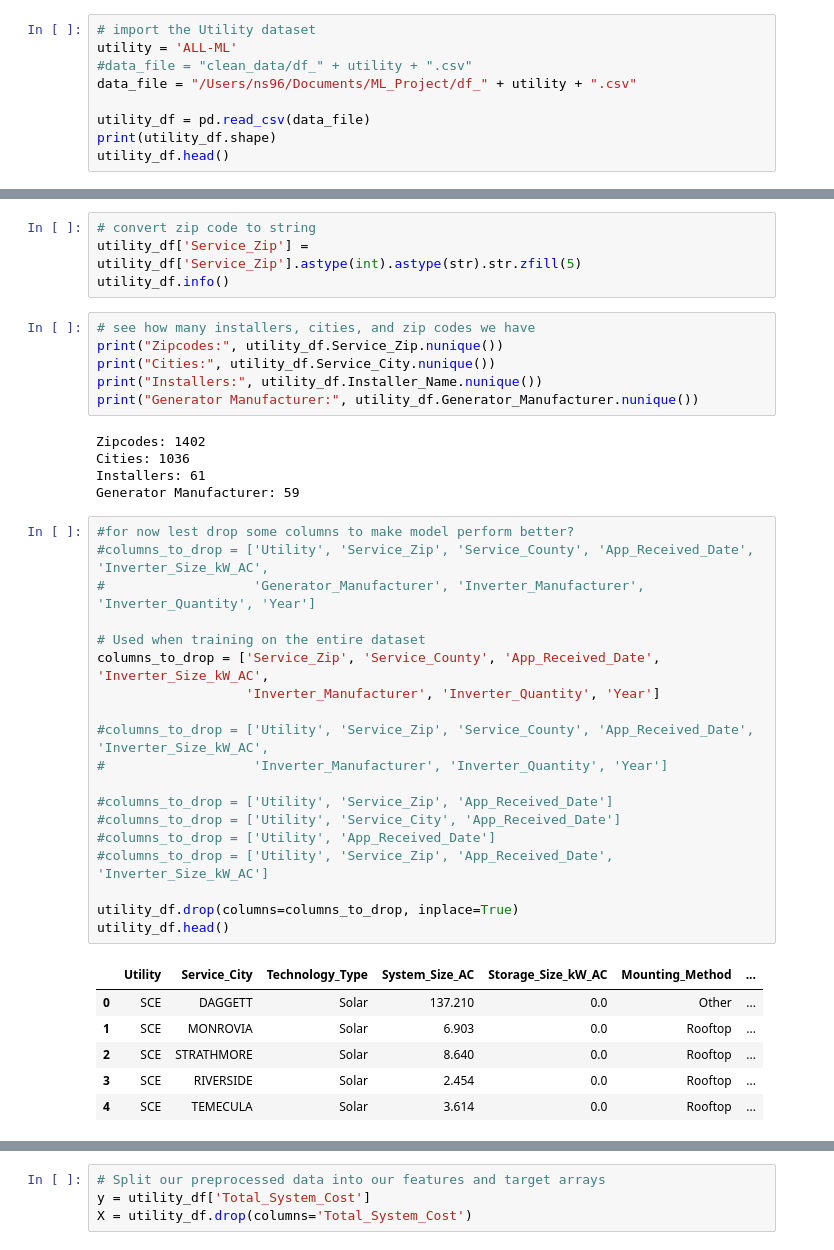
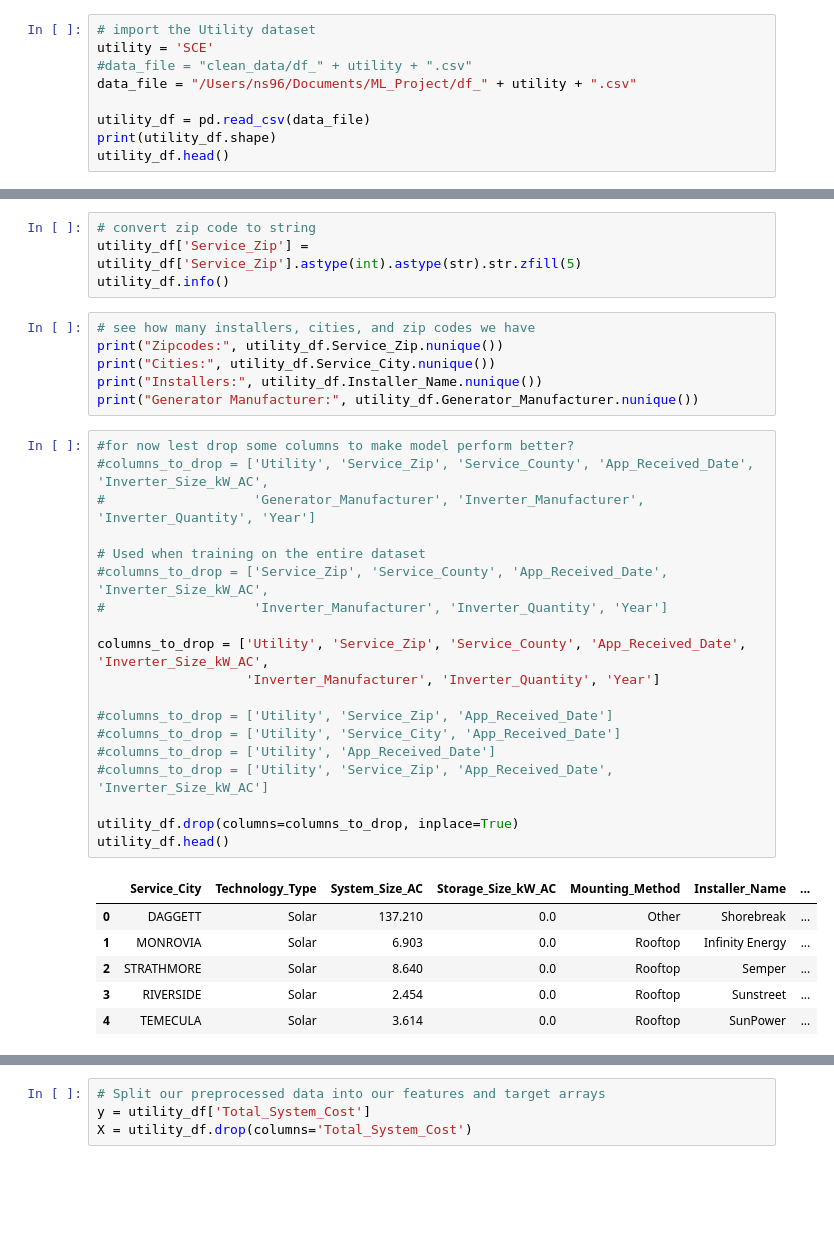
Before and after one commit to ns96/ML_Project, a Jupyter notebook: ml_nstevens.ipynb, the cells around one changed output, grey strips where cells are left out. Saved outputs shown, nothing was run; the diff lists cells and outputs as text; blank space fills up the shorter version.

```diff
--- a/ml_nstevens.ipynb
+++ b/ml_nstevens.ipynb
@@ -28,7 +28,7 @@ hw = tf.config.get_visible_devices()
 tf.config.set_visible_devices(hw[0])
 # %%
 # import the Utility dataset
-utility = 'ALL-ML'
+utility = 'SCE'
 #data_file = "clean_data/df_" + utility + ".csv"
 data_file = "/Users/ns96/Documents/ML_Project/df_" + utility + ".csv"
 
@@ -79,37 +79,32 @@ print("Zipcodes:", utility_df.Service_Zip.nunique())
 print("Cities:", utility_df.Service_City.nunique())
 print("Installers:", utility_df.Installer_Name.nunique())
 print("Generator Manufacturer:", utility_df.Generator_Manufacturer.nunique())
-# %% [output]
-Zipcodes: 1402
-Cities: 1036
-Installers: 61
-Generator Manufacturer: 59
 # %%
 #for now lest drop some columns to make model perform better?
 #columns_to_drop = ['Utility', 'Service_Zip', 'Service_County', 'App_Received_Date', 'Inverter_Size_kW_AC',
 #                   'Generator_Manufacturer', 'Inverter_Manufacturer', 'Inverter_Quantity', 'Year']
 
 # Used when training on the entire dataset
-columns_to_drop = ['Service_Zip', 'Service_County', 'App_Received_Date', 'Inverter_Size_kW_AC',
+#columns_to_drop = ['Service_Zip', 'Service_County', 'App_Received_Date', 'Inverter_Size_kW_AC',
+#                   'Inverter_Manufacturer', 'Inverter_Quantity', 'Year']
+
+columns_to_drop = ['Utility', 'Service_Zip', 'Service_County', 'App_Received_Date', 'Inverter_Size_kW_AC',
                    'Inverter_Manufacturer', 'Inverter_Quantity', 'Year']
-
-#columns_to_drop = ['Utility', 'Service_Zip', 'Service_County', 'App_Received_Date', 'Inverter_Size_kW_AC',
-#                   'Inverter_Manufacturer', 'Inverter_Quantity', 'Year']
 
 #columns_to_drop = ['Utility', 'Service_Zip', 'App_Received_Date']
 #columns_to_drop = ['Utility', 'Service_City', 'App_Received_Date']
 #columns_to_drop = ['Utility', 'App_Received_Date']
 #columns_to_drop = ['Utility', 'Service_Zip', 'App_Received_Date', 'Inverter_Size_kW_AC']
 
 utility_df.drop(columns=columns_to_drop, inplace=True)
 utility_df.head()
 # %% [output]
-|  | Utility | Service_City | Technology_Type | System_Size_AC | Storage_Size_kW_AC | Mounting_Method | ... |
-| 0 | SCE | DAGGETT | Solar | 137.210 | 0.0 | Other | ... |
-| 1 | SCE | MONROVIA | Solar | 6.903 | 0.0 | Rooftop | ... |
-| 2 | SCE | STRATHMORE | Solar | 8.640 | 0.0 | Rooftop | ... |
-| 3 | SCE | RIVERSIDE | Solar | 2.454 | 0.0 | Rooftop | ... |
-| 4 | SCE | TEMECULA | Solar | 3.614 | 0.0 | Rooftop | ... |
+|  | Service_City | Technology_Type | System_Size_AC | Storage_Size_kW_AC | Mounting_Method | Installer_Name | ... |
+| 0 | DAGGETT | Solar | 137.210 | 0.0 | Other | Shorebreak | ... |
+| 1 | MONROVIA | Solar | 6.903 | 0.0 | Rooftop | Infinity Energy | ... |
+| 2 | STRATHMORE | Solar | 8.640 | 0.0 | Rooftop | Semper | ... |
+| 3 | RIVERSIDE | Solar | 2.454 | 0.0 | Rooftop | Sunstreet | ... |
+| 4 | TEMECULA | Solar | 3.614 | 0.0 | Rooftop | SunPower | ... |
 # %%
 # print out column names
 utility_df.columns.to_list()
```
Also changed, not shown: parts of 12 cells of this notebook, 5 other files.
